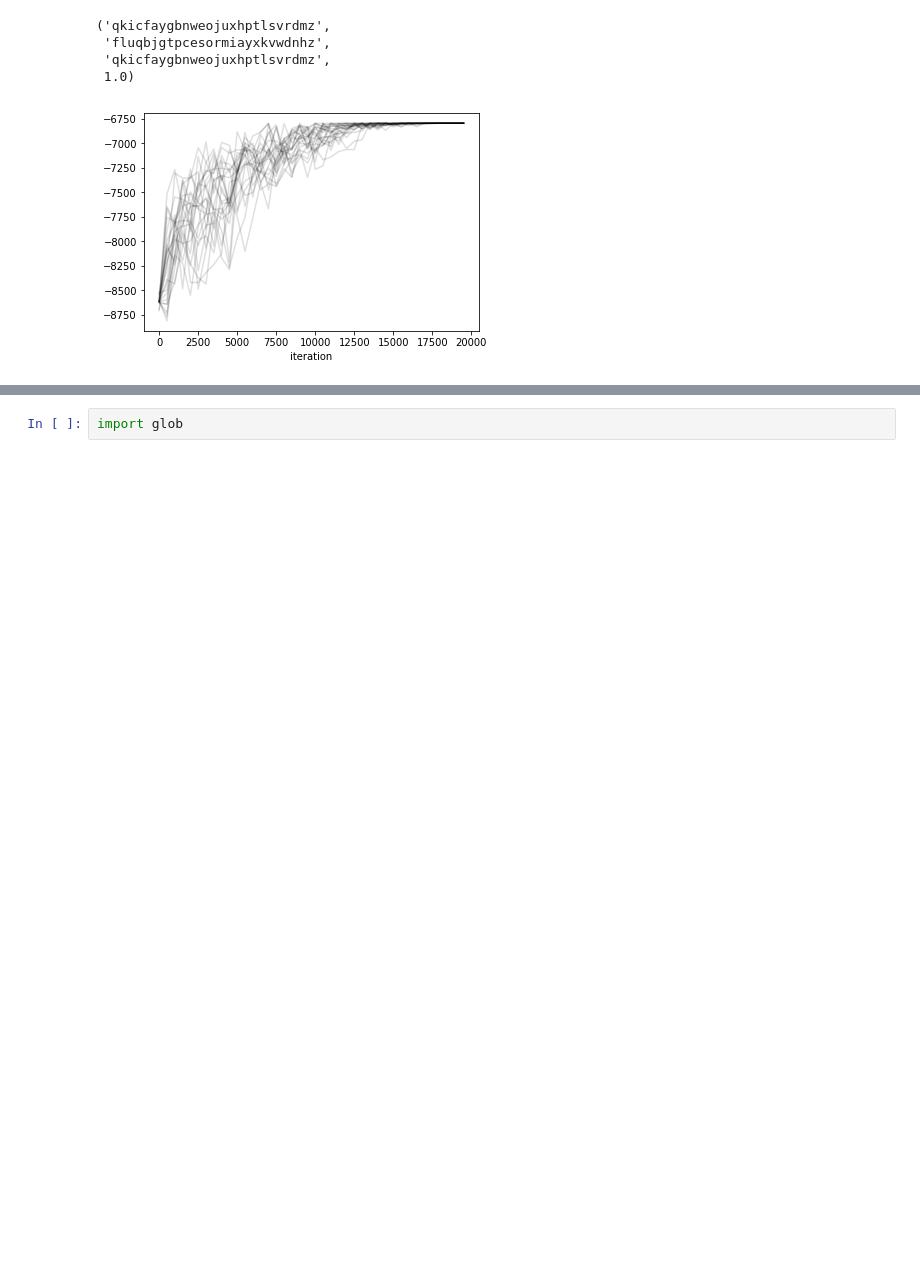
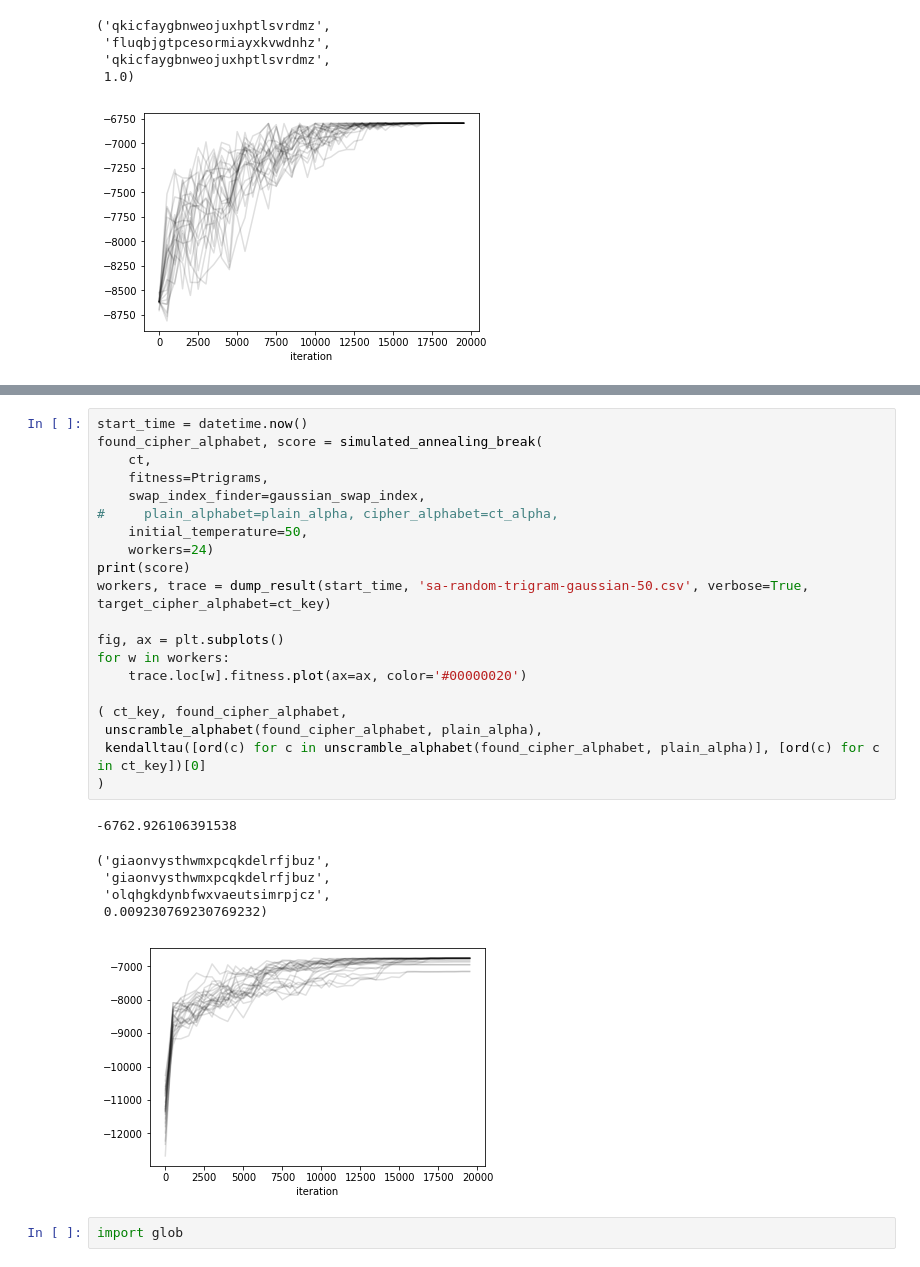
Before and after one commit to NeilNjae/cipher-tools, a Jupyter notebook: hillclimbing-results/hillclimbing-experiments.ipynb, the cells around one changed output, grey strips where cells are left out. Drawn from its saved outputs; the diff is of its cells as text; blank space fills up the shorter version.

```diff
--- a/hillclimbing-results/hillclimbing-experiments.ipynb
+++ b/hillclimbing-results/hillclimbing-experiments.ipynb
@@ -558,3 +584,30 @@ for w in workers:
+# %%
+start_time = datetime.now()
+found_cipher_alphabet, score = simulated_annealing_break(
+    ct,
+    fitness=Ptrigrams,
+    swap_index_finder=gaussian_swap_index,
+#     plain_alphabet=plain_alpha, cipher_alphabet=ct_alpha,
+    initial_temperature=50,
+    workers=24)
+print(score)
+workers, trace = dump_result(start_time, 'sa-random-trigram-gaussian-50.csv', verbose=True, target_cipher_alphabet=ct_key)
+
+fig, ax = plt.subplots()
+for w in workers:
+    trace.loc[w].fitness.plot(ax=ax, color='#00000020')
+
+( ct_key, found_cipher_alphabet,
+ unscramble_alphabet(found_cipher_alphabet, plain_alpha),
+ kendalltau([ord(c) for c in unscramble_alphabet(found_cipher_alphabet, plain_alpha)], [ord(c) for c in ct_key])[0]
+)
+# %% [output]
+-6762.926106391538
+('giaonvysthwmxpcqkdelrfjbuz',
+ 'giaonvysthwmxpcqkdelrfjbuz',
+ 'olqhgkdynbfwxvaeutsimrpjcz',
+ 0.009230769230769232)
+[figure, added]
 # %%
 import glob
 # %%
```
Also changed, not shown: parts of 3 cells of this notebook, 3 other files.
